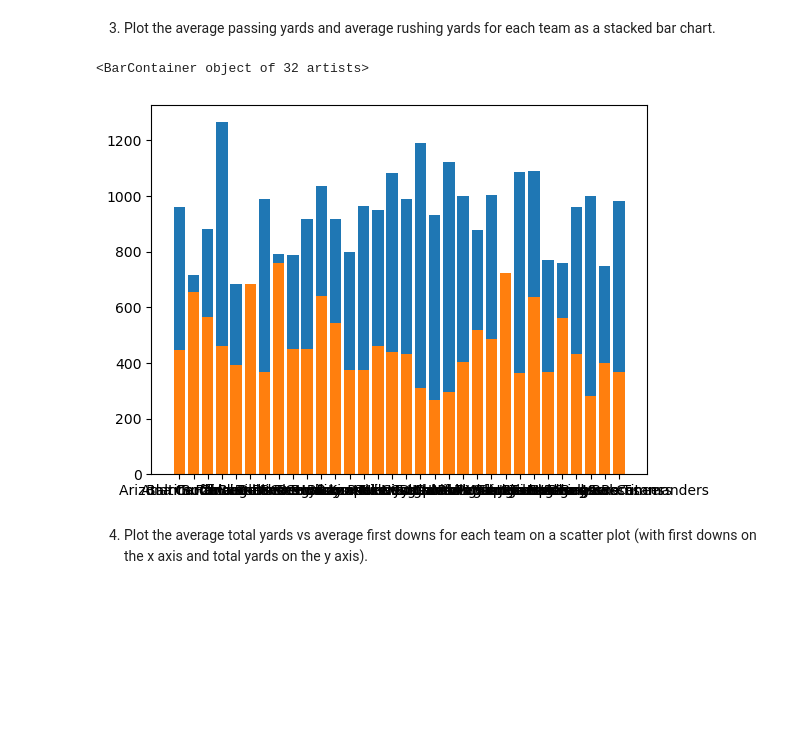
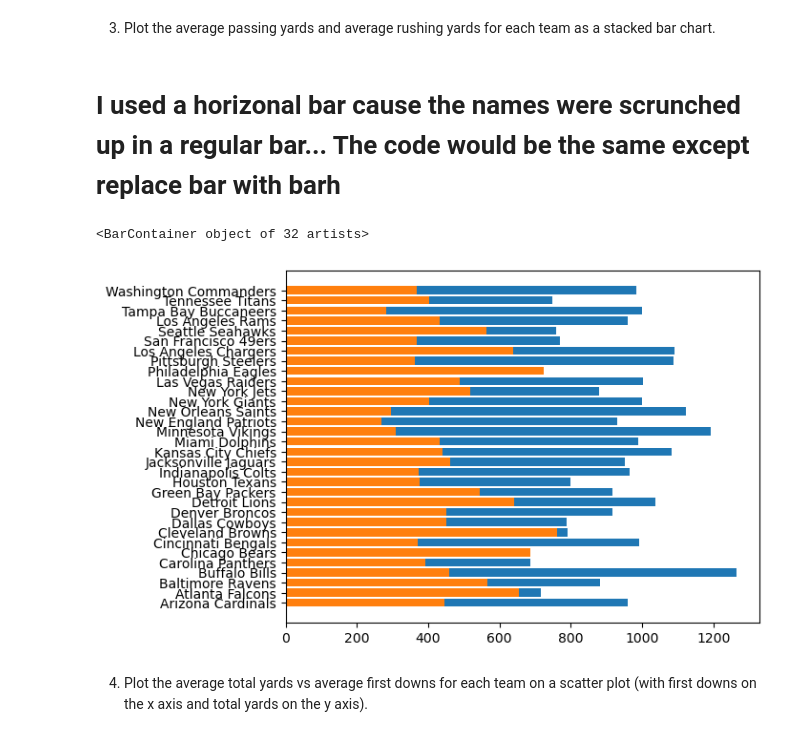
Before and after one commit to LouviersJ/cis277-fa22-Lab5, a Jupyter notebook: Lab5.ipynb, the cells around one changed output. Cells and saved outputs as stored; diff of their text form; code cells hidden in the pictures; blank space fills up the shorter version.

```diff
--- a/Lab5.ipynb
+++ b/Lab5.ipynb
@@ -46,13 +46,15 @@ barhplot
 [figure]
 # %% [markdown]
 3. Plot the average passing yards and average rushing yards for each team as a stacked bar chart.
+# %% [markdown]
+# I used a horizonal bar cause the names were scrunched up in a regular bar... The code would be the same except replace bar with barh
 # %%
 
-plt.bar(df.team.unique(), df.groupby('team').passing_yards.mean())
-plt.bar(df.team.unique(), df.groupby('team').rushing_yards.mean())
+plt.barh(df.team.unique(), df.groupby('team').passing_yards.mean())
+plt.barh(df.team.unique(), df.groupby('team').rushing_yards.mean())
 # %% [output]
 <BarContainer object of 32 artists>
-[figure, old version]
+[figure, new version]
 # %% [markdown]
 4. Plot the average total yards vs average first downs for each team on a scatter plot (with first downs on the x axis and total yards on the y axis).
 # %%
```
Also changed, not shown: parts of 1 cell of this notebook.
